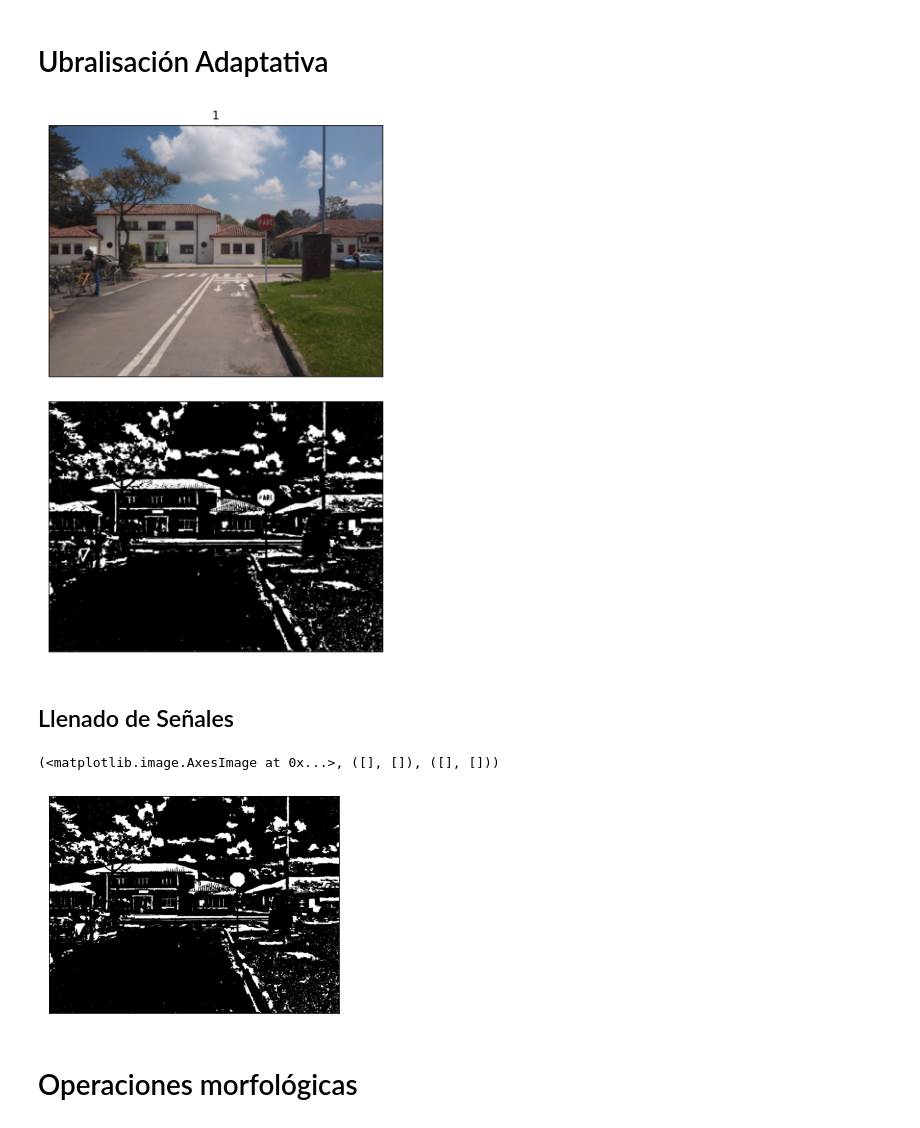
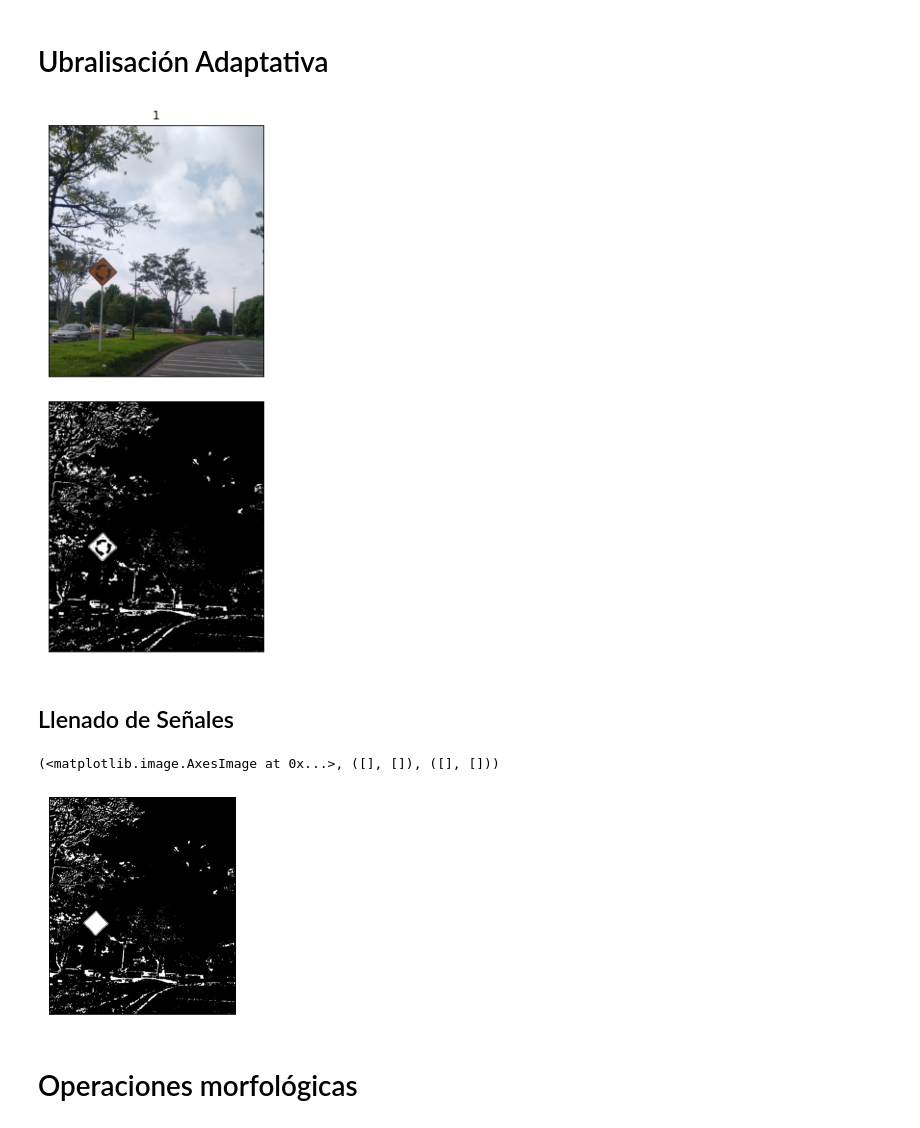
Before and after one commit to jspinaj/Computer-Vision, a Jupyter notebook: Segundo Avance/Circulos adaptativo.ipynb, the cells around one changed output. Saved outputs shown, nothing was run; the diff lists cells and outputs as text; code cells hidden in the pictures.

```diff
--- a/Segundo Avance/Circulos adaptativo.ipynb
+++ b/Segundo Avance/Circulos adaptativo.ipynb
@@ -75,14 +75,14 @@ def umbral_hsv_rojo(imagen):
     plt.subplots_adjust(top=4, bottom=0.1, left=0.10, right=3, hspace=0.1, wspace=0.2)
     return maskRed
 # %%
-ima=ima5.copy()
+ima=ima10.copy()
 ima_umb=umb_adaptativa(ima,201,-2)
 plt.figure();
 plt.subplot(2,1,1);plt.imshow(ima, cmap='gray'),plt.title('1'),plt.xticks([]), plt.yticks([])
 plt.subplot(2,1,2);plt.imshow(ima_umb,cmap="gray"),plt.xticks([]), plt.yticks([])
 plt.subplots_adjust(top=2, bottom=0.1, left=0.10, right=3, hspace=0.1, wspace=0.2)
 # %% [output]
-[figure, old version]
+[figure, new version]
 # %% [markdown]
 ## Llenado de Señales
 # %%
@@ -126,7 +126,7 @@ ima_llenado=llenado(ima_umb)
 plt.imshow(ima_llenado, cmap="gray"),plt.xticks([]), plt.yticks([])
 # %% [output]
 (<matplotlib.image.AxesImage at 0x...>, ([], []), ([], []))
-[figure, old version]
+[figure, new version]
 # %% [markdown]
 # Operaciones morfológicas
 # %%
```
Also changed, not shown: parts of 24 cells of this notebook, 1 other file.
